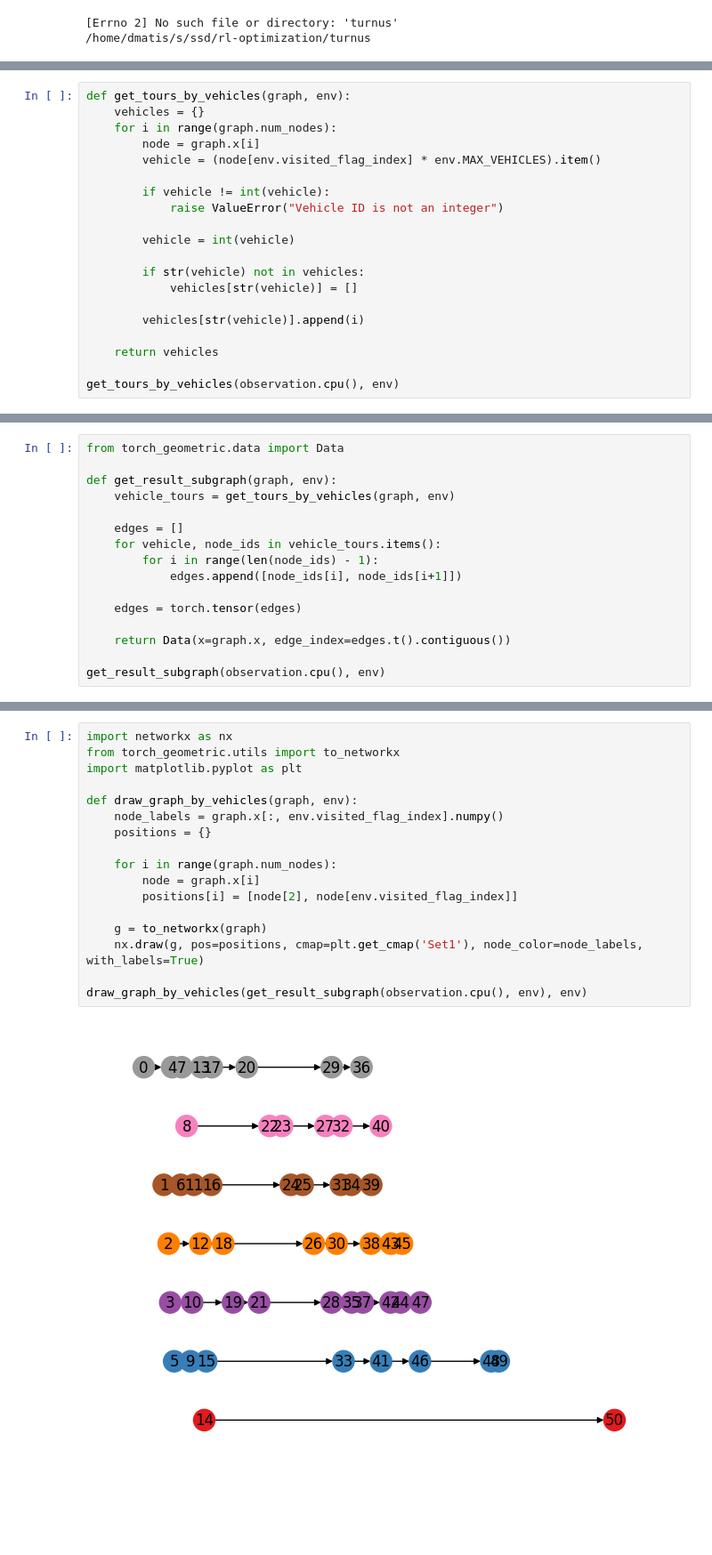
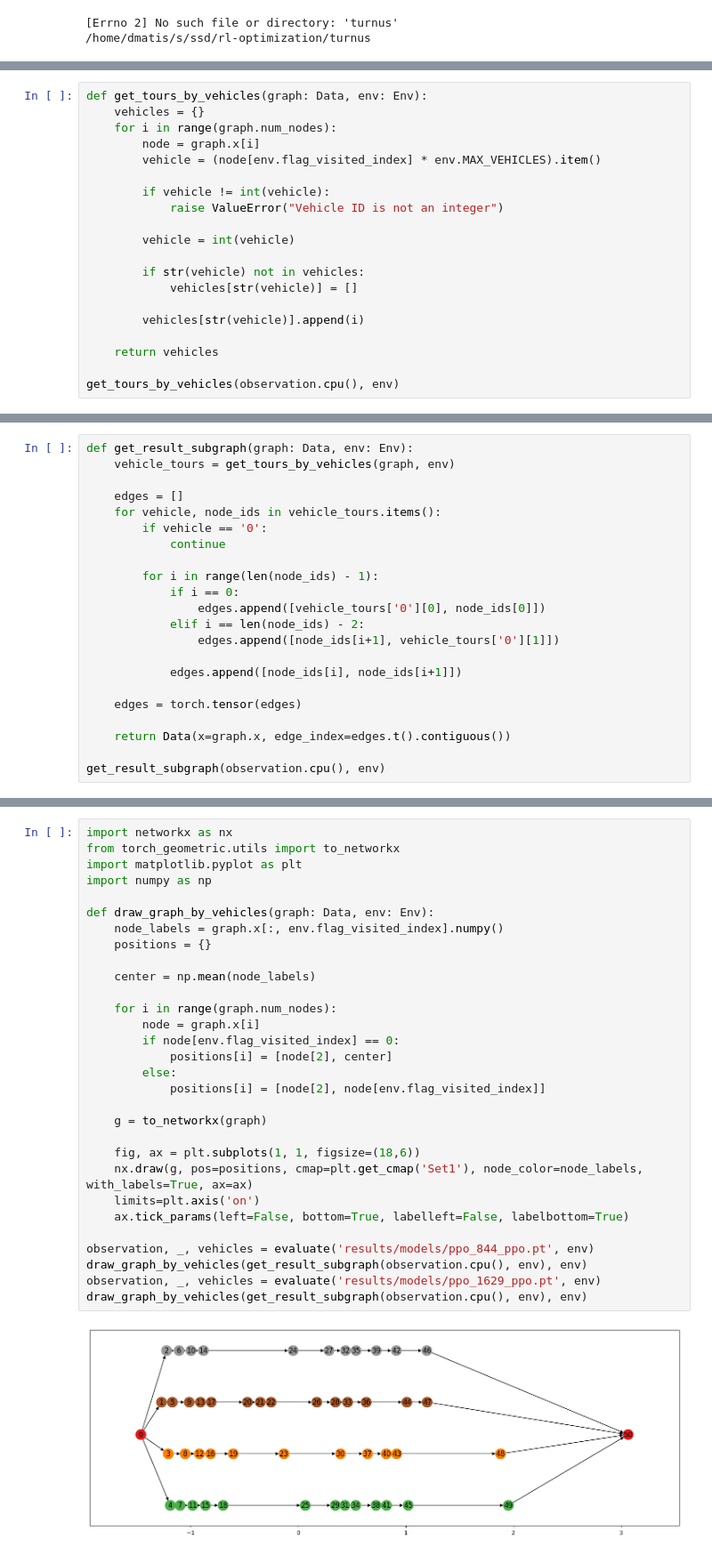
Before and after one commit to Ed-zo/rl-optimization, a Jupyter notebook: turnus/eval.ipynb, the cells around one changed output, grey strips where cells are left out. Shown at 89% size. Drawn from its saved outputs; the diff is of its cells as text; blank space fills up the shorter version.

```diff
--- a/turnus/eval.ipynb
+++ b/turnus/eval.ipynb
@@ -65,9 +67,9 @@ device:  cuda
 # %%
-def get_tours_by_vehicles(graph, env):
+def get_tours_by_vehicles(graph: Data, env: Env):
     vehicles = {}
     for i in range(graph.num_nodes):
         node = graph.x[i]
-        vehicle = (node[env.visited_flag_index] * env.MAX_VEHICLES).item()
+        vehicle = (node[env.flag_visited_index] * env.MAX_VEHICLES).item()
 
         if vehicle != int(vehicle):
             raise ValueError("Vehicle ID is not an integer")
@@ -93,12 +93,18 @@ get_tours_by_vehicles(observation.cpu(), env)
 # %%
-from torch_geometric.data import Data
-
-def get_result_subgraph(graph, env):
+def get_result_subgraph(graph: Data, env: Env):
     vehicle_tours = get_tours_by_vehicles(graph, env)
 
     edges = []
     for vehicle, node_ids in vehicle_tours.items():
+        if vehicle == '0':
+            continue
+
         for i in range(len(node_ids) - 1):
+            if i == 0:
+                edges.append([vehicle_tours['0'][0], node_ids[0]])
+            elif i == len(node_ids) - 2:
+                edges.append([node_ids[i+1], vehicle_tours['0'][1]])
+
             edges.append([node_ids[i], node_ids[i+1]])
 
     edges = torch.tensor(edges)
@@ -111,19 +117,32 @@ Data(x=[51, 6], edge_index=[2, 44])
 # %%
 import networkx as nx
 from torch_geometric.utils import to_networkx
 import matplotlib.pyplot as plt
+import numpy as np
 
-def draw_graph_by_vehicles(graph, env):
-    node_labels = graph.x[:, env.visited_flag_index].numpy()
+def draw_graph_by_vehicles(graph: Data, env: Env):
+    node_labels = graph.x[:, env.flag_visited_index].numpy()
     positions = {}
+
+    center = np.mean(node_labels)
 
     for i in range(graph.num_nodes):
         node = graph.x[i]
-        positions[i] = [node[2], node[env.visited_flag_index]]
+        if node[env.flag_visited_index] == 0:
+            positions[i] = [node[2], center]
+        else:
+            positions[i] = [node[2], node[env.flag_visited_index]]
 
     g = to_networkx(graph)
-    nx.draw(g, pos=positions, cmap=plt.get_cmap('Set1'), node_color=node_labels, with_labels=True)
 
+    fig, ax = plt.subplots(1, 1, figsize=(18,6))
+    nx.draw(g, pos=positions, cmap=plt.get_cmap('Set1'), node_color=node_labels, with_labels=True, ax=ax)
+    limits=plt.axis('on')
+    ax.tick_params(left=False, bottom=True, labelleft=False, labelbottom=True)
+
+observation, _, vehicles = evaluate('results/models/ppo_844_ppo.pt', env)
 draw_graph_by_vehicles(get_result_subgraph(observation.cpu(), env), env)
+observation, _, vehicles = evaluate('results/models/ppo_1629_ppo.pt', env)
+draw_graph_by_vehicles(get_result_subgraph(observation.cpu(), env), env)
 # %% [output]
-[figure, old version]
+[figure, new version]
```
Also changed, not shown: parts of 8 cells of this notebook, 14 other files.
